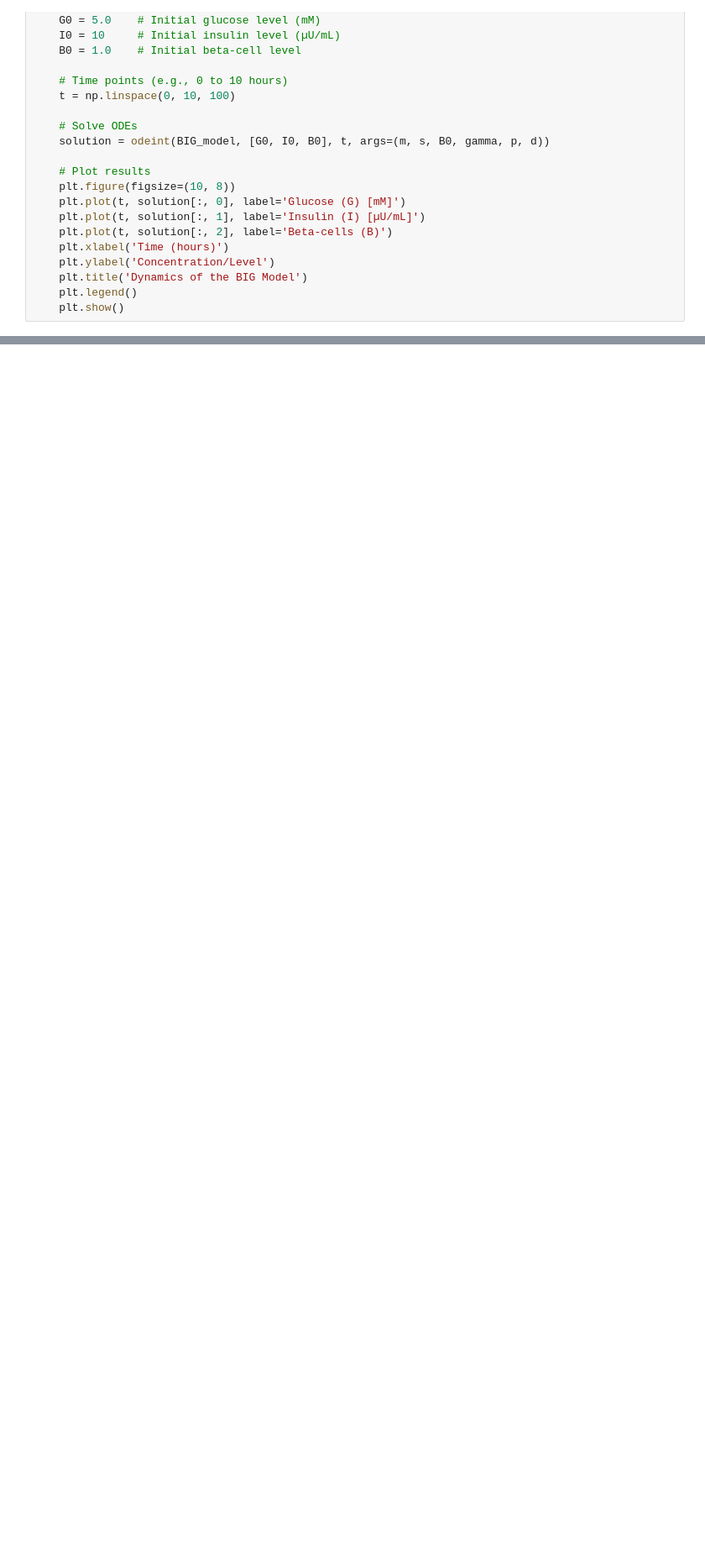
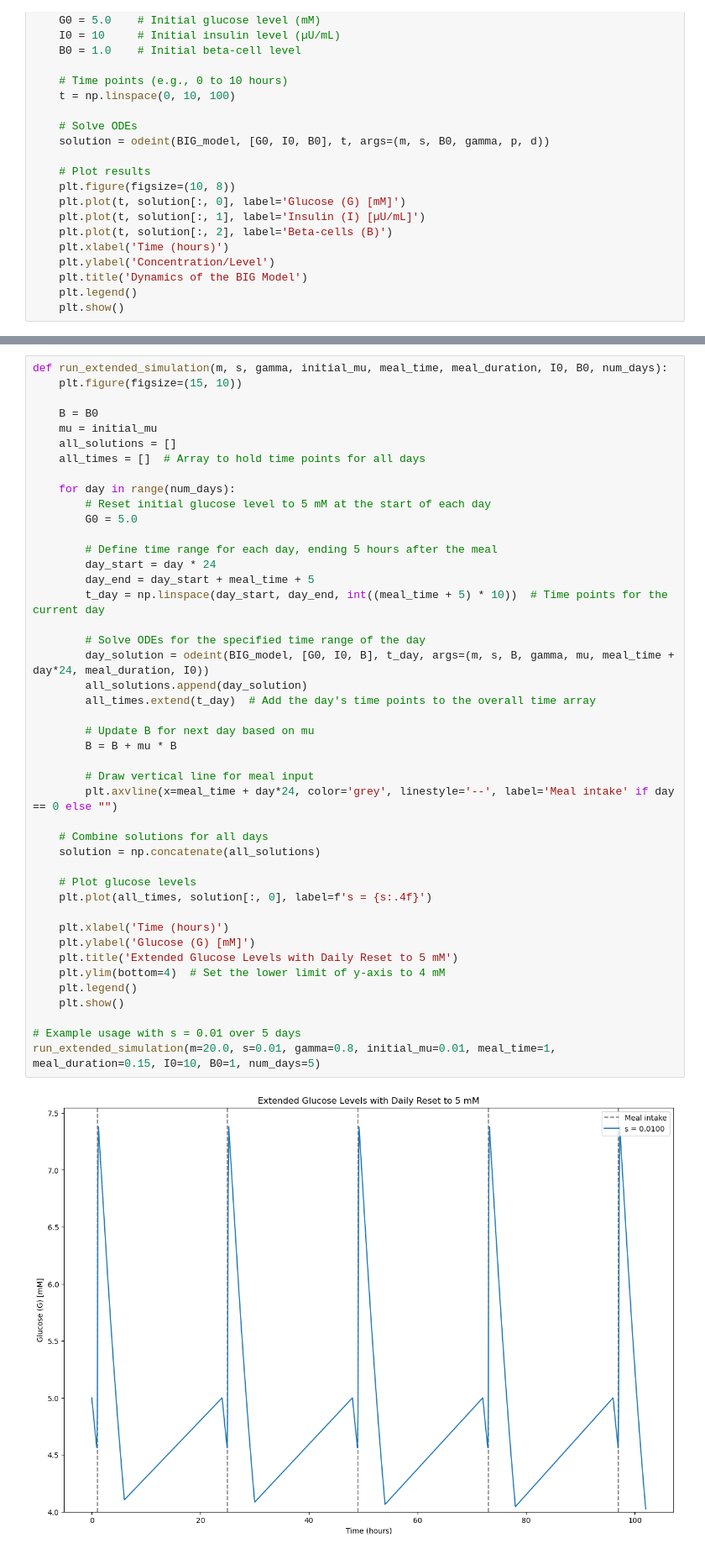
Before and after one commit to amoyag/practicas_biofisica, a Jupyter notebook: session4_theBIGmodel.ipynb, the cells around one changed output, grey strips where cells are left out. Shown at 84% size. Drawn from its saved outputs; the diff is of its cells as text; blank space fills up the shorter version.

```diff
--- a/session4_theBIGmodel.ipynb
+++ b/session4_theBIGmodel.ipynb
@@ -248,0 +326,46 @@ run_BIG_simulation(m=25.0, s=0.001, gamma=0.4, p=0.01, d=0.01, meal_time=1, meal
+# %%
+def run_extended_simulation(m, s, gamma, initial_mu, meal_time, meal_duration, I0, B0, num_days):
+    plt.figure(figsize=(15, 10))
+
+    B = B0
+    mu = initial_mu
+    all_solutions = []
+    all_times = []  # Array to hold time points for all days
+
+    for day in range(num_days):
+        # Reset initial glucose level to 5 mM at the start of each day
+        G0 = 5.0
+
+        # Define time range for each day, ending 5 hours after the meal
+        day_start = day * 24
+        day_end = day_start + meal_time + 5
+        t_day = np.linspace(day_start, day_end, int((meal_time + 5) * 10))  # Time points for the current day
+
+        # Solve ODEs for the specified time range of the day
+        day_solution = odeint(BIG_model, [G0, I0, B], t_day, args=(m, s, B, gamma, mu, meal_time + day*24, meal_duration, I0))
+        all_solutions.append(day_solution)
+        all_times.extend(t_day)  # Add the day's time points to the overall time array
+
+        # Update B for next day based on mu
+        B = B + mu * B
+
+        # Draw vertical line for meal input
+        plt.axvline(x=meal_time + day*24, color='grey', linestyle='--', label='Meal intake' if day == 0 else "")
+
+    # Combine solutions for all days
+    solution = np.concatenate(all_solutions)
+
+    # Plot glucose levels
+    plt.plot(all_times, solution[:, 0], label=f's = {s:.4f}')
+
+    plt.xlabel('Time (hours)')
+    plt.ylabel('Glucose (G) [mM]')
+    plt.title('Extended Glucose Levels with Daily Reset to 5 mM')
+    plt.ylim(bottom=4)  # Set the lower limit of y-axis to 4 mM
+    plt.legend()
+    plt.show()
+
+# Example usage with s = 0.01 over 5 days
+run_extended_simulation(m=20.0, s=0.01, gamma=0.8, initial_mu=0.01, meal_time=1, meal_duration=0.15, I0=10, B0=1, num_days=5)
+# %% [output]
+[figure, added]
```
Also changed, not shown: parts of 20 cells of this notebook.
